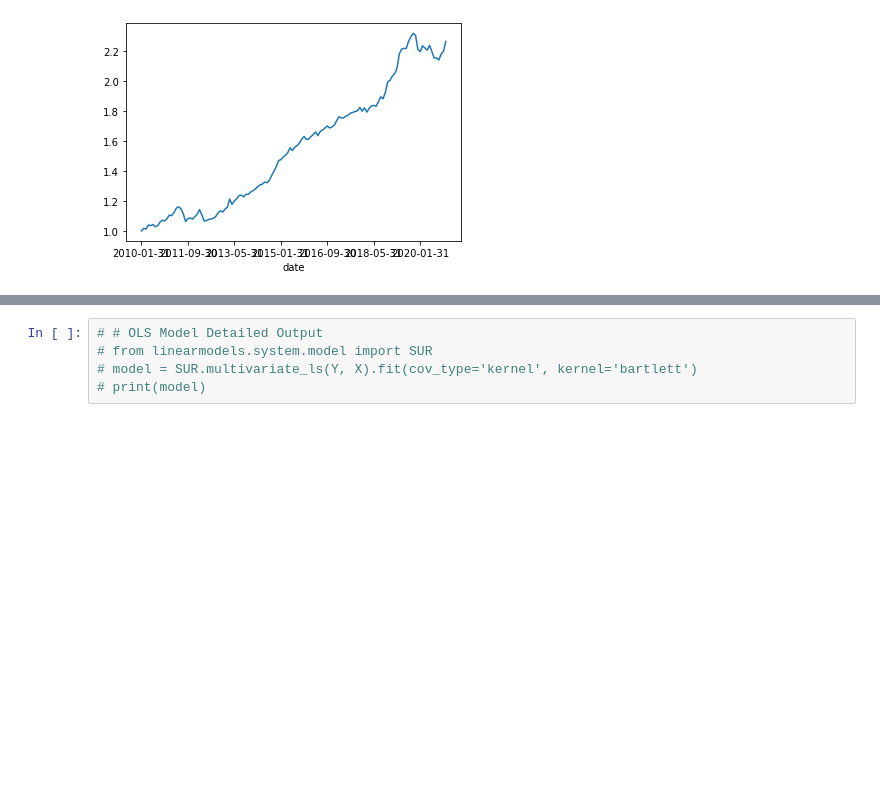
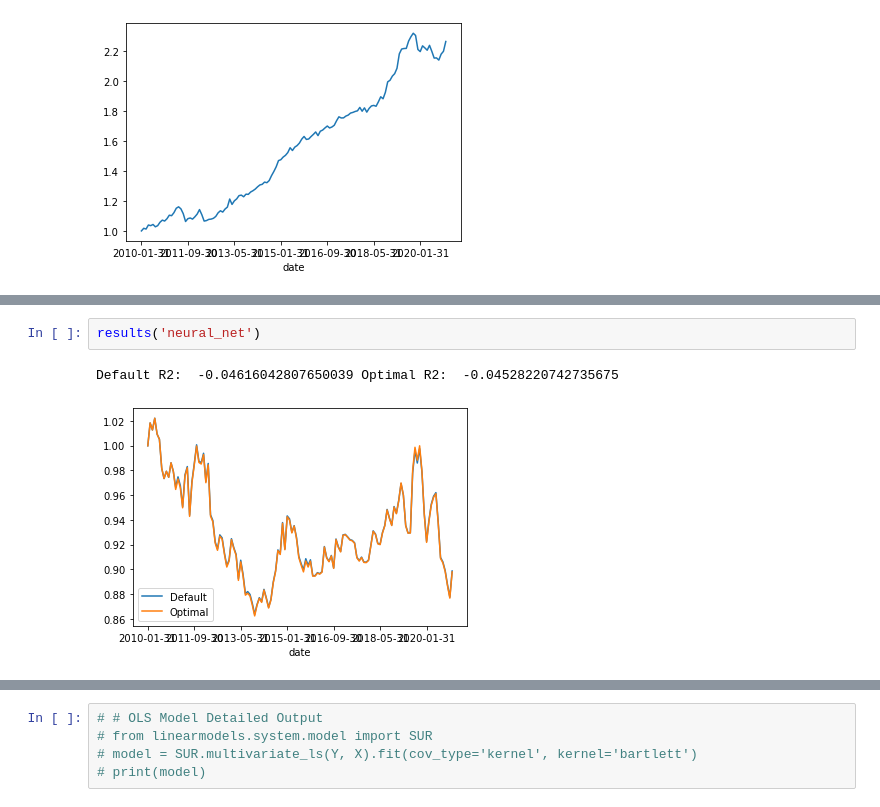
Before and after one commit to santoromano/Corporate-Bond-Factors, a Jupyter notebook: empirics.ipynb, the cells around one changed output, grey strips where cells are left out. Saved outputs shown, nothing was run; the diff lists cells and outputs as text; blank space fills up the shorter version.

```diff
--- a/empirics.ipynb
+++ b/empirics.ipynb
@@ -400,0 +371,5 @@ print(R2(y_true_xg,y_hat_xg))
+# %%
+results('neural_net')
+# %% [output]
+Default R2:  -0.04616042807650039 Optimal R2:  -0.04528220742735675
+[figure, added]
```
Also changed, not shown: parts of 24 cells of this notebook.
